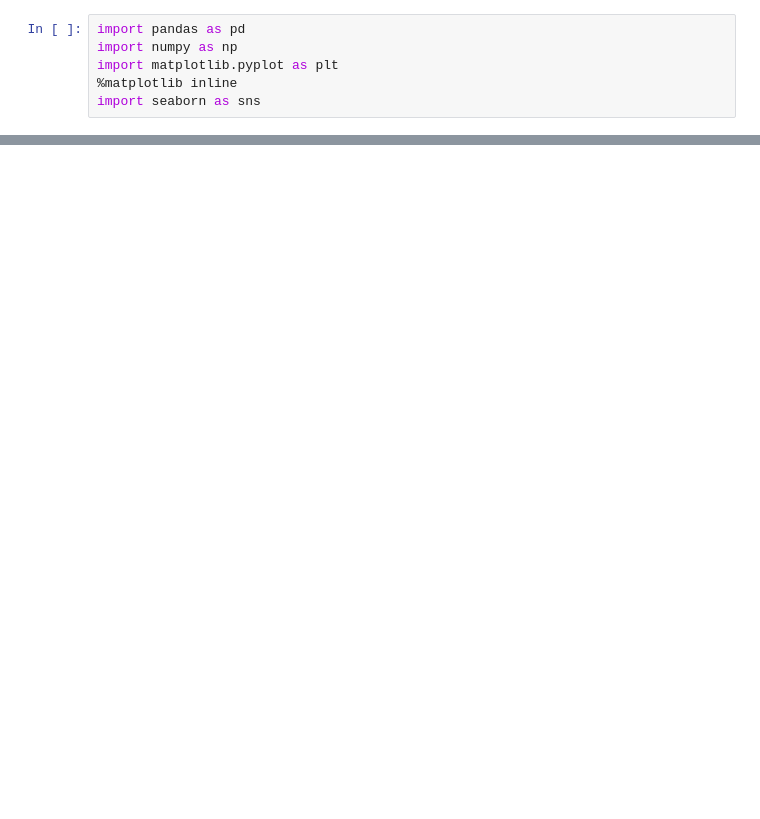
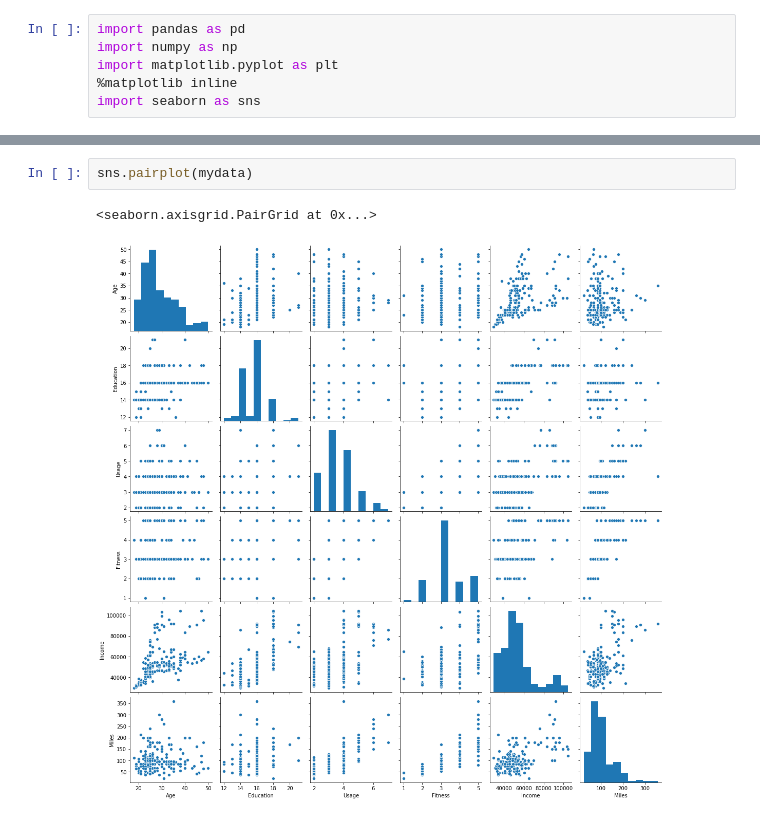
Before and after one commit to danielarruda1000/Data-Science---Study-Cases, a Jupyter notebook: CardioGoodFitness.ipynb, the cells around one changed output, grey strips where cells are left out. Drawn from its saved outputs; the diff is of its cells as text; blank space fills up the shorter version.

```diff
--- a/CardioGoodFitness.ipynb
+++ b/CardioGoodFitness.ipynb
@@ -16,0 +28,5 @@ data.head()
+# %%
+sns.pairplot(mydata)
+# %% [output]
+<seaborn.axisgrid.PairGrid at 0x...>
+[figure, added]
```
Also changed, not shown: parts of 20 cells of this notebook.
